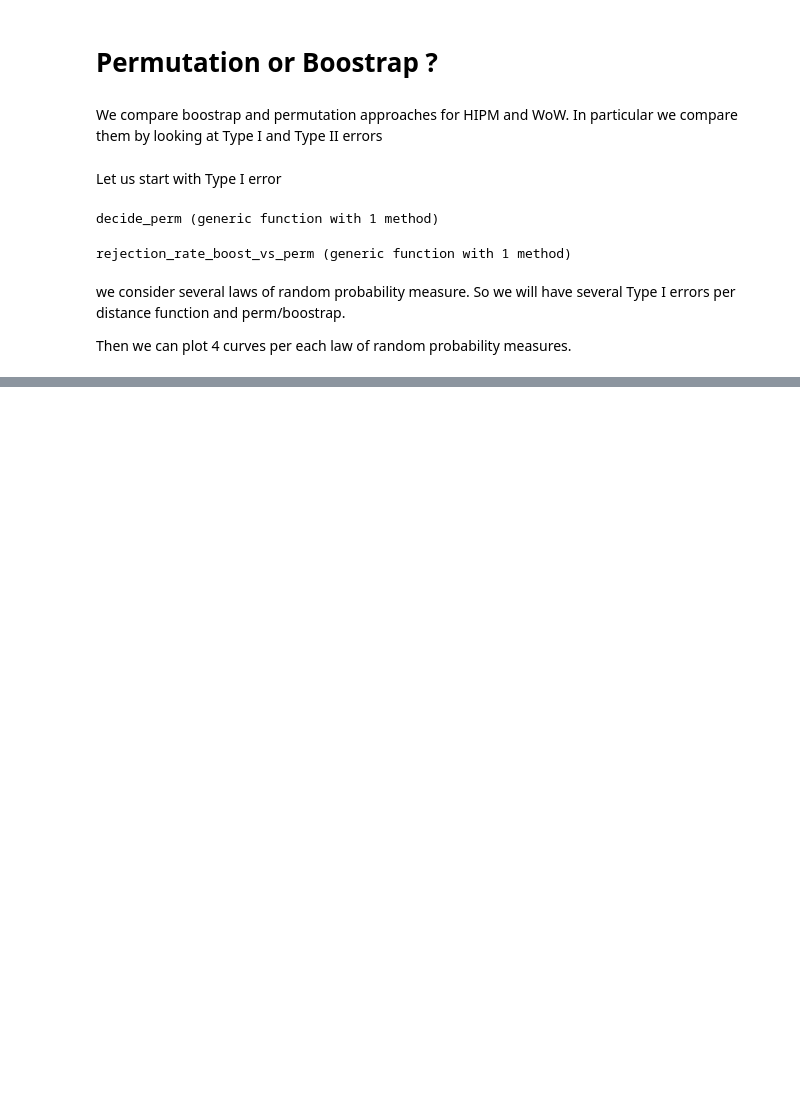
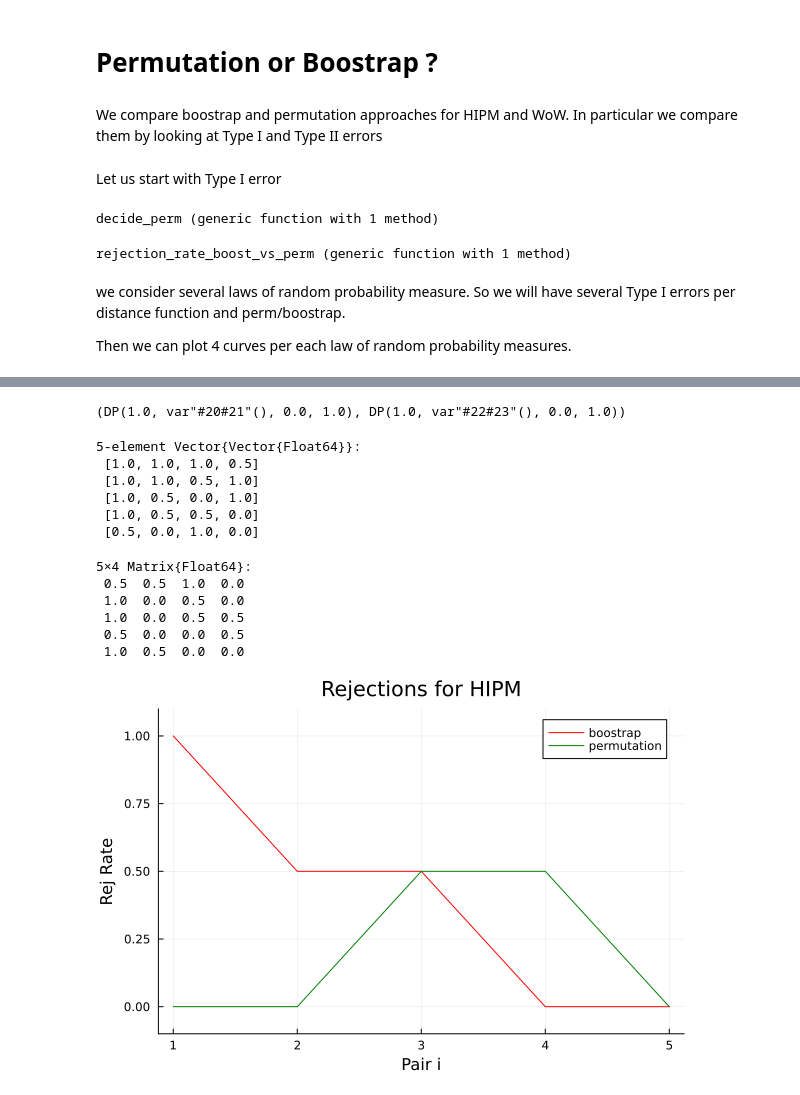
Before and after one commit to giorgikanchaveli/Two-samples-test, a Jupyter notebook: test.ipynb, the cells around one changed output, grey strips where cells are left out. Drawn from its saved outputs; the diff is of its cells as text; code cells hidden in the pictures; blank space fills up the shorter version.

```diff
--- a/test.ipynb
+++ b/test.ipynb
@@ -133,0 +137,20 @@ all_rejections = rejection_rates_boost_vs_perm.(qs)
+# %%
+# Let us define several pairs of Dirichlet Processes
+
+a, b = 0.0, 1.0
+P_0 = ()->rand(Beta(1,1))
+α = 1.0
+q_1 = DP(α, P_0, a, b)
+
+
+βs = [1,2,3,4,5]
+
+n_laws = 5
+
+laws = []
+for i in 1:n_laws
+    q_1 = DP(α, P_0, a, b)
+    P_2 = ()->rand(Beta(1,1))
+    q_2 = DP(α, P_2, a, b)
+    push!(laws, (q_1,q_2))
+end
@@ -133,0 +166,28 @@ all_rejections = rejection_rates_boost_vs_perm.(qs)
+# %%
+laws[1]
+# %% [output]
+(DP(1.0, var"#20#21"(), 0.0, 1.0), DP(1.0, var"#22#23"(), 0.0, 1.0))
+# %%
+[rejection_rate_boost_vs_perm(laws[i]) for i in 1:n_laws]
+# %% [output]
+5-element Vector{Vector{Float64}}:
+ [1.0, 1.0, 1.0, 0.5]
+ [1.0, 1.0, 0.5, 1.0]
+ [1.0, 0.5, 0.0, 1.0]
+ [1.0, 0.5, 0.5, 0.0]
+ [0.5, 0.0, 1.0, 0.0]
+# %%
+rejections = zeros(n_laws, 4)
+
+for i in 1:n_laws
+    rejections[i,:] = rejection_rate_boost_vs_perm(laws[i])
+end
+# %%
+rejections
+# %% [output]
+5×4 Matrix{Float64}:
+ 0.5  0.5  1.0  0.0
+ 1.0  0.0  0.5  0.0
+ 1.0  0.0  0.5  0.5
+ 0.5  0.0  0.0  0.5
+ 1.0  0.5  0.0  0.0
@@ -133,0 +196,15 @@ all_rejections = rejection_rates_boost_vs_perm.(qs)
+# %%
+# We plot rejection rates seperately for WoW and HIPM
+
+
+
+fig_wow = plot(title = "Rejections for WoW", xlabel = "Pair i", ylabel = "Rej Rate", ylims = (-0.1, 1.1))
+plot!(fig_wow, 1:n_laws, rejections[:,1], label = "boostrap", color = "brown")
+plot!(fig_wow, 1:n_laws, rejections[:,2], label = "permutation", color = "brown")
+
+
+fig_hipm = plot(title = "Rejections for HIPM", xlabel = "Pair i", ylabel = "Rej Rate", ylims = (-0.1, 1.1))
+plot!(fig_hipm, 1:n_laws, rejections[:,3], label = "boostrap", color = "red")
+plot!(fig_hipm, 1:n_laws, rejections[:,4], label = "permutation", color = "green")
+# %% [output]
+[figure, added]
```
Also changed, not shown: parts of 7 cells of this notebook.
